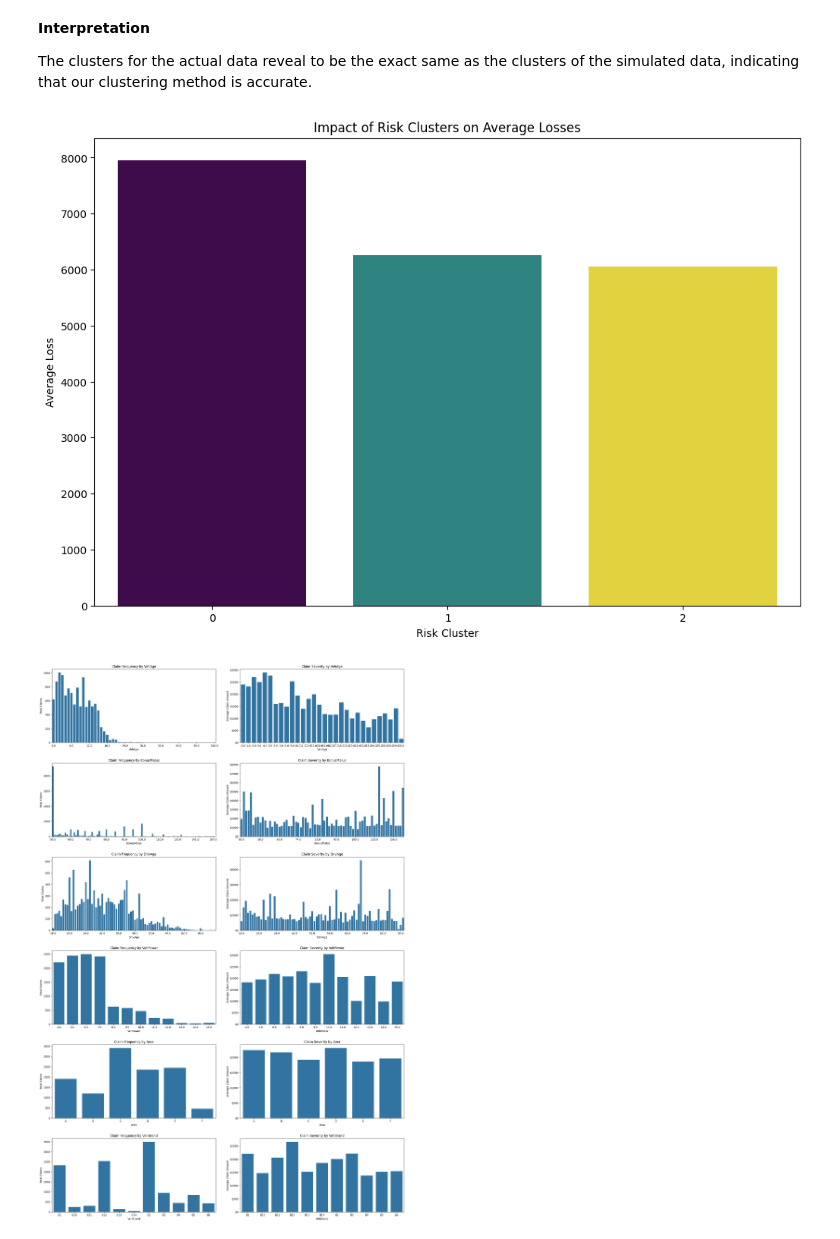
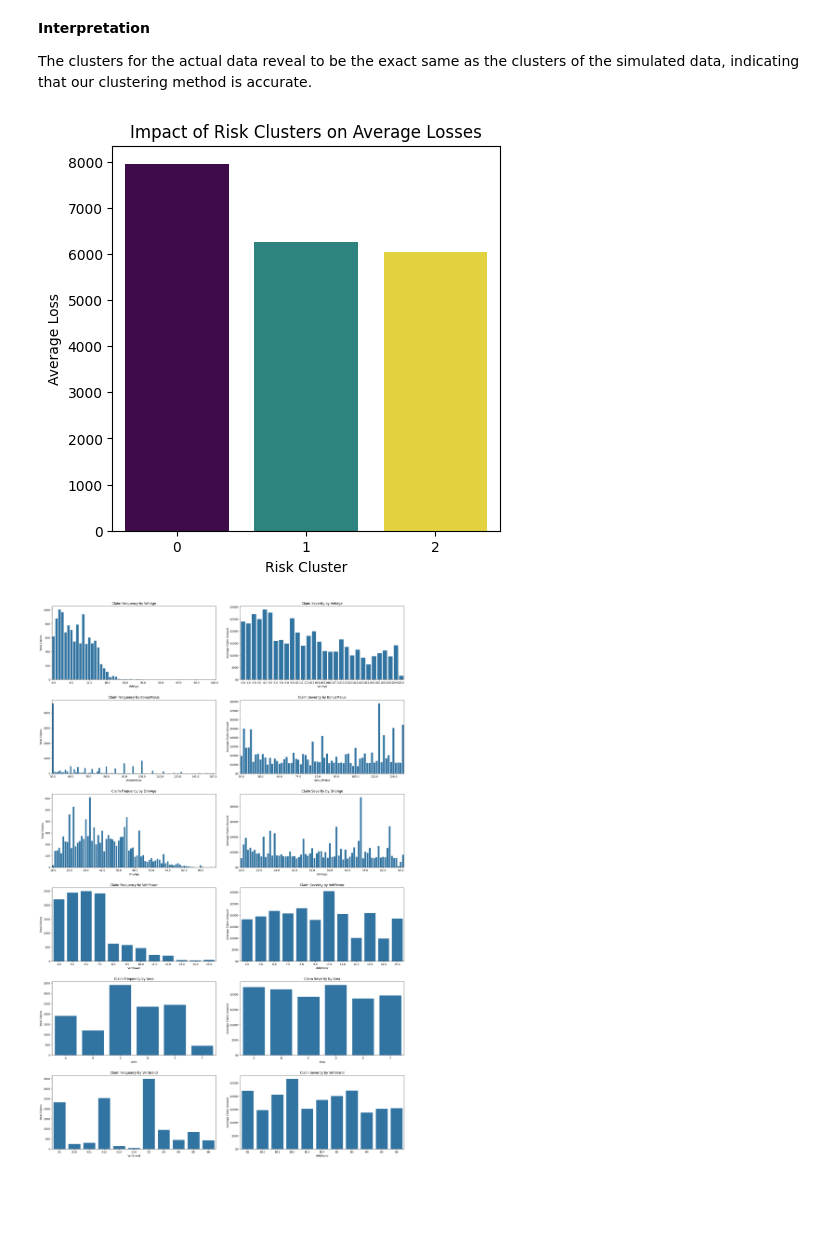
Before and after one commit to ThomasDeConinck/Assurance-Code-Python, a Jupyter notebook: assurances Code Python Case.ipynb, the cells around one changed output. Drawn from its saved outputs; the diff is of its cells as text; code cells hidden in the pictures; blank space fills up the shorter version.

```diff
--- a/assurances Code Python Case.ipynb
+++ b/assurances Code Python Case.ipynb
@@ -1406,23 +1356,23 @@ The clusters for the actual data reveal to be the exact same as the clusters of
 # %%
 actual_claims['Frequency'] = actual_claims['ClaimNb'] / actual_claims['Exposure']
 actual_claims['Severity'] = actual_claims['ClaimAmount'] / actual_claims['ClaimNb']
 
 # Create a new column for total losses by multiplying frequency and severity of claims
 actual_claims['Total Loss'] = actual_claims['Frequency'] * actual_claims['Severity']
 
 # Calculate the mean total losses for each predicted risk cluster
 cluster_total_losses = actual_claims.groupby('Risk Cluster K-Mode')['Total Loss'].mean().reset_index()
 
 # Create a bar plot to visualize the impact of each cluster on total losses to see the riskiest cluster and the 'safest' cluster
-plt.figure(figsize=(12, 8))
+plt.figure(figsize=(5, 5))
 bar_plot = sns.barplot(data=cluster_total_losses, x='Risk Cluster K-Mode', y='Total Loss', hue='Risk Cluster K-Mode', palette='viridis', dodge=False, legend=False)
 
 plt.title('Impact of Risk Clusters on Average Losses')
 plt.xlabel('Risk Cluster')
 plt.ylabel('Average Loss')
 plt.show()
 # %% [output]
-[figure, old version]
+[figure, new version]
 # %%
 # Variables to plot frequency and severity of claims by policyholder characteristics
 variables = ['VehAge', 'BonusMalus', 'DrivAge', 'VehPower', 'Area', 'VehBrand']
```
Also changed, not shown: parts of 28 cells of this notebook.
